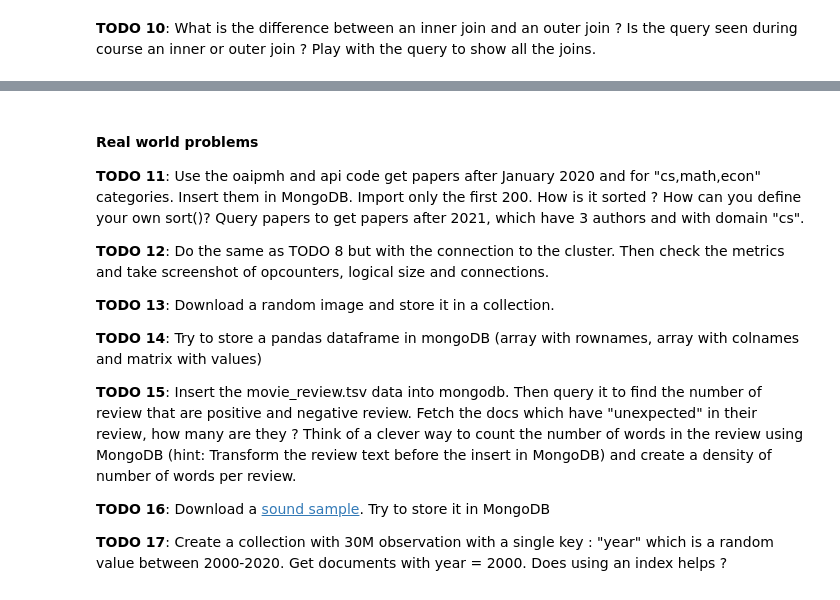
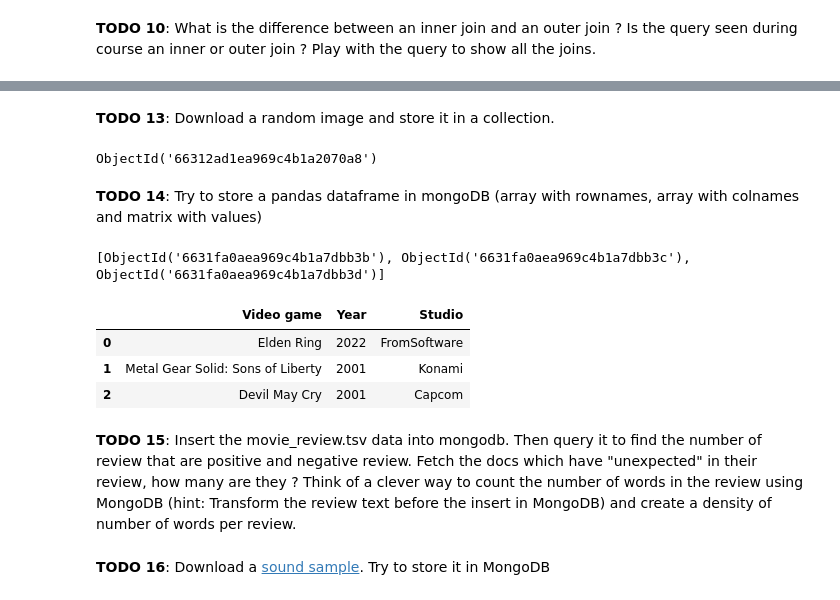
Before and after one commit to valentinb67/ExercicesNoSQL, a Jupyter notebook: EXERCICES/EX-Chap3.ipynb, the cells around one changed output, grey strips where cells are left out. Drawn from its saved outputs; the diff is of its cells as text; code cells hidden in the pictures.

```diff
--- a/EXERCICES/EX-Chap3.ipynb
+++ b/EXERCICES/EX-Chap3.ipynb
@@ -211,0 +217,3 @@ Collections in 'tutorial' database: ['image', 'benchmark_2', 'example', 'benchma
+# %% [markdown]
+
+**TODO 13**: Download a random image and store it in a collection.
@@ -212,16 +230,58 @@ Collections in 'tutorial' database: ['image', 'benchmark_2', 'example', 'benchma
+# %%
+import base64
+from pymongo import MongoClient
+
+#MongoDB étant une base orientée document, nous aurons besoin de convertir la donnée binaire
+#en chaine de caractère ASCII grace à l'encodage en base64
+
+fp = "/Users/valen/Documents/GitHub/ExercicesNoSQL/EXERCICES/LearnPythonMeme.jpg"
+with open(fp, "rb") as LPM:
+    encoded_string = base64.b64encode(LPM.read())
+
+client = MongoClient('mongodb://localhost:27017/')
+db = client["mydatabase"]
+collection = db["images"]
+
+image_document = {
+    "image_name": fp.split("/")[-1],
+    "image_data": encoded_string
+}
+
+result = collection.insert_one(image_document)
+result.inserted_id
+# %% [output]
+ObjectId('66312ad1ea969c4b1a2070a8')
+# %% [markdown]
+
+**TODO 14**: Try to store a pandas dataframe in mongoDB (array with rownames, array with colnames and matrix with values)
+# %%
+import pandas as pd
+from pymongo import MongoClient
+
+data = {'Video game': ['Elden Ring', 'Metal Gear Solid: Sons of Liberty', 'Devil May Cry'],
+        'Year': [2022, 2001, 2001],
+        'Studio': ['FromSoftware ', 'Konami', 'Capcom']}
+df = pd.DataFrame(data)
+
+client = MongoClient('mongodb://localhost:27017/')
+db = client['mydatabase']
+collection = db['VideoGames']
+
+
+records = df.to_dict('records')
+result = collection.insert_many(records)
+
+print(result.inserted_ids)
+# %% [output]
+[ObjectId('6631fa0aea969c4b1a7dbb3b'), ObjectId('6631fa0aea969c4b1a7dbb3c'), ObjectId('6631fa0aea969c4b1a7dbb3d')]
+# %%
+df
+# %% [output]
+|  | Video game | Year | Studio |
+| 0 | Elden Ring | 2022 | FromSoftware |
+| 1 | Metal Gear Solid: Sons of Liberty | 2001 | Konami |
+| 2 | Devil May Cry | 2001 | Capcom |
 # %% [markdown]
-#### Real world problems
-
-**TODO 11**:  Use the oaipmh and api code get papers after January 2020 and for "cs,math,econ" categories. Insert them in MongoDB. Import only the first 200. How is it sorted ? How can you define your own sort()? Query papers to get papers after 2021, which have 3 authors and with domain "cs".
-
-**TODO 12**: Do the same as TODO 8 but with the connection to the cluster. Then check the metrics and take screenshot of opcounters, logical size and connections.
-
-**TODO 13**: Download a random image and store it in a collection.
-
-**TODO 14**: Try to store a pandas dataframe in mongoDB (array with rownames, array with colnames and matrix with values)
-
 **TODO 15**: Insert the movie_review.tsv data into mongodb. Then query it to find the number of review that are positive and negative review. Fetch the docs which have "unexpected" in their review, how many are they ? Think of a clever way to count the number of words in the review using MongoDB (hint: Transform the review text before the insert in MongoDB) and create a density of number of words per review.
-
-**TODO 16**: Download a [sound sample](https://freesound.org/browse/). Try to store it in MongoDB
-
-**TODO 17**: Create a collection with 30M observation with a single key : "year" which is a random value between 2000-2020. Get documents with year = 2000. Does using an index helps ?
+# %% [markdown]
+**TODO 16**: Download a [sound sample](https://freesound.org/browse/). Try to store it in MongoDB
```
Also changed, not shown: parts of 31 cells of this notebook, 3 other files.
